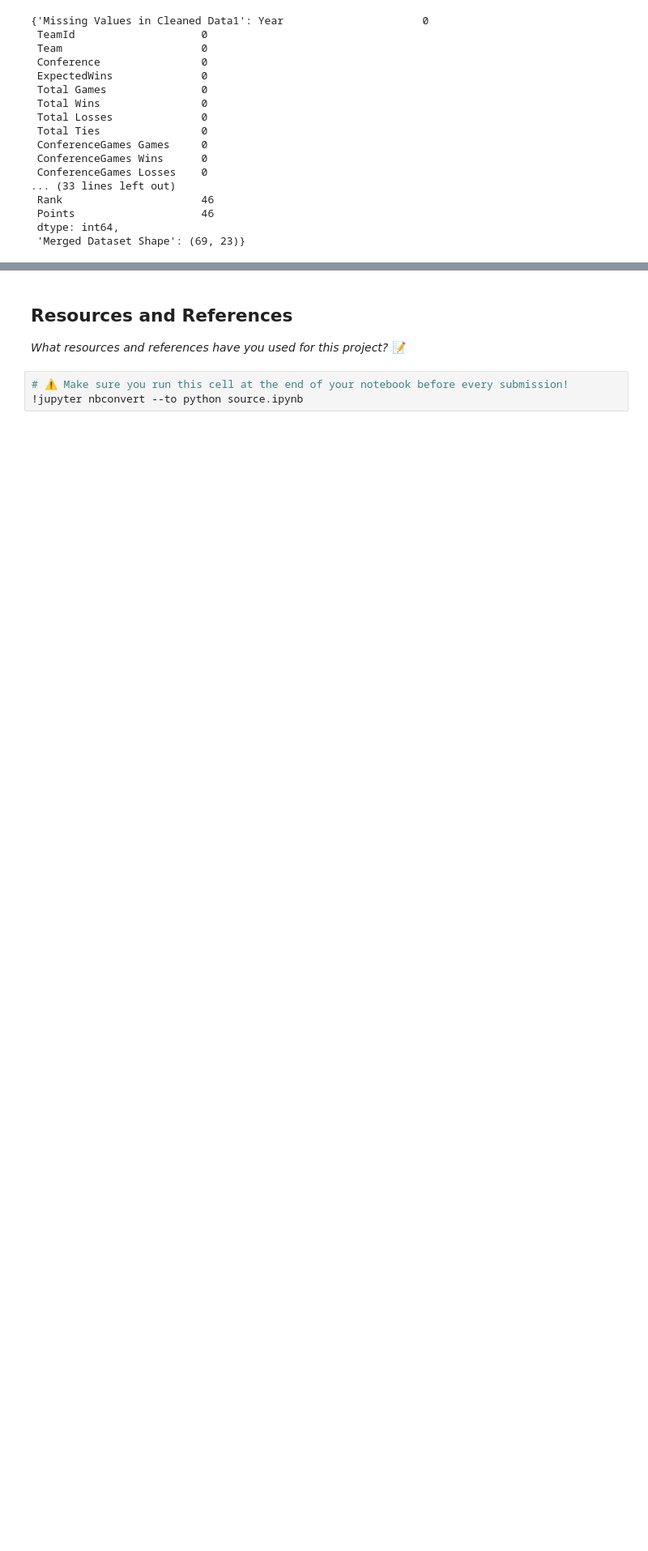
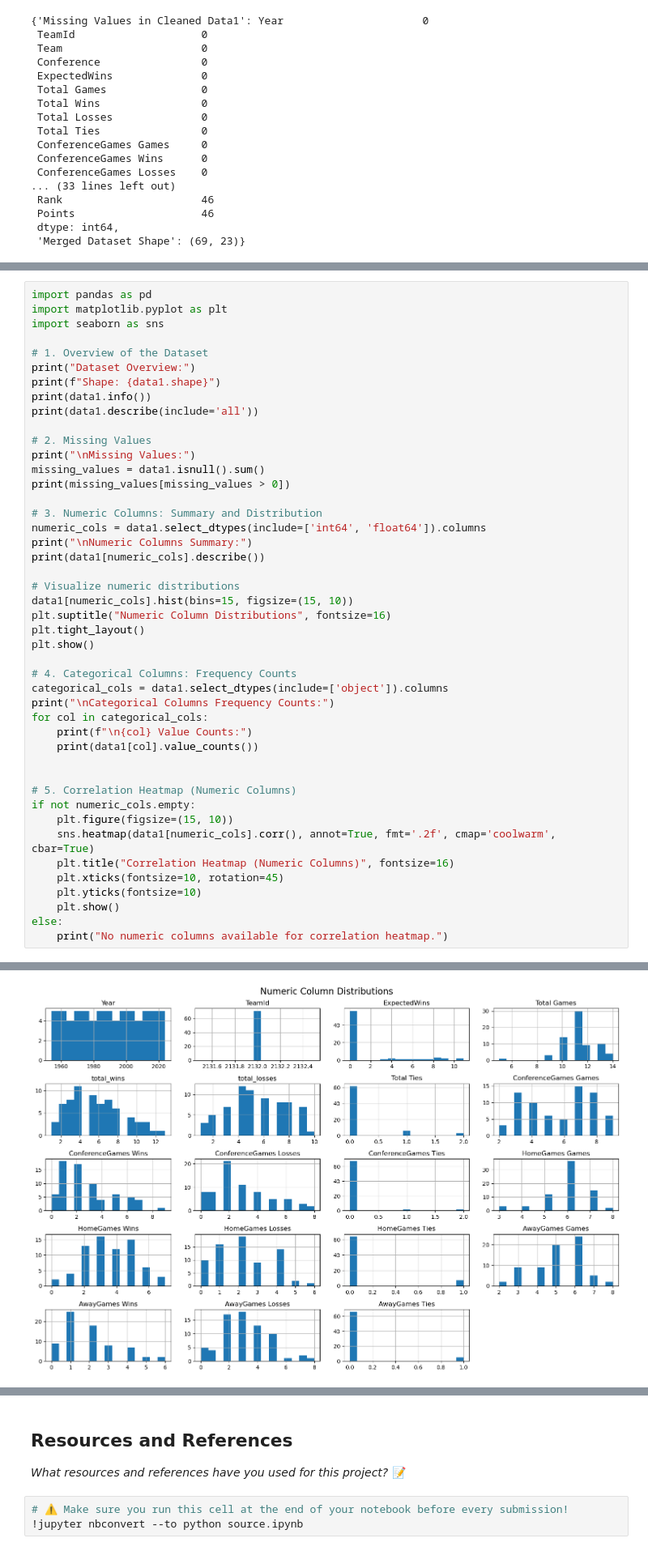
Before and after one commit to IT4063C-Fall24/final-project-nelsomc, a Jupyter notebook: source.ipynb, the cells around one changed output, grey strips where cells are left out. Shown at 81% size. Saved outputs shown, nothing was run; the diff lists cells and outputs as text; blank space fills up the shorter version.

```diff
--- a/source.ipynb
+++ b/source.ipynb
@@ -228,0 +527,46 @@ memory usage: 11.8+ KB
+# %%
+import pandas as pd
+import matplotlib.pyplot as plt
+import seaborn as sns
+
+# 1. Overview of the Dataset
+print("Dataset Overview:")
+print(f"Shape: {data1.shape}")
+print(data1.info())
+print(data1.describe(include='all'))
+
+# 2. Missing Values
+print("\nMissing Values:")
+missing_values = data1.isnull().sum()
+print(missing_values[missing_values > 0])
+
+# 3. Numeric Columns: Summary and Distribution
+numeric_cols = data1.select_dtypes(include=['int64', 'float64']).columns
+print("\nNumeric Columns Summary:")
+print(data1[numeric_cols].describe())
+
+# Visualize numeric distributions
+data1[numeric_cols].hist(bins=15, figsize=(15, 10))
+plt.suptitle("Numeric Column Distributions", fontsize=16)
+plt.tight_layout()
+plt.show()
+
+# 4. Categorical Columns: Frequency Counts
+categorical_cols = data1.select_dtypes(include=['object']).columns
+print("\nCategorical Columns Frequency Counts:")
+for col in categorical_cols:
+    print(f"\n{col} Value Counts:")
+    print(data1[col].value_counts())
+
+
+# 5. Correlation Heatmap (Numeric Columns)
+if not numeric_cols.empty:
+    plt.figure(figsize=(15, 10))
+    sns.heatmap(data1[numeric_cols].corr(), annot=True, fmt='.2f', cmap='coolwarm', cbar=True)
+    plt.title("Correlation Heatmap (Numeric Columns)", fontsize=16)
+    plt.xticks(fontsize=10, rotation=45)
+    plt.yticks(fontsize=10)
+    plt.show()
+else:
+    print("No numeric columns available for correlation heatmap.")
+# %% [output]
@@ -228,0 +590 @@ memory usage: 11.8+ KB
+[figure, added]
```
Also changed, not shown: parts of 12 cells of this notebook, 14 other files.
